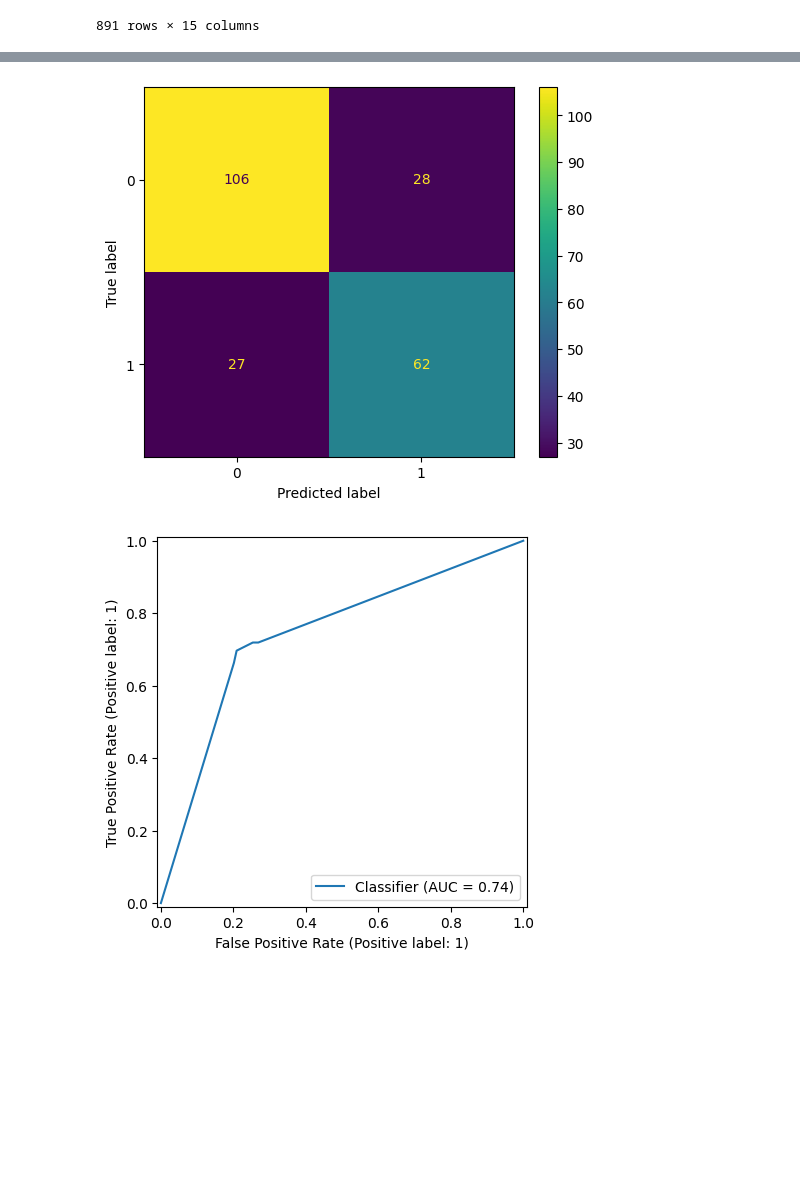
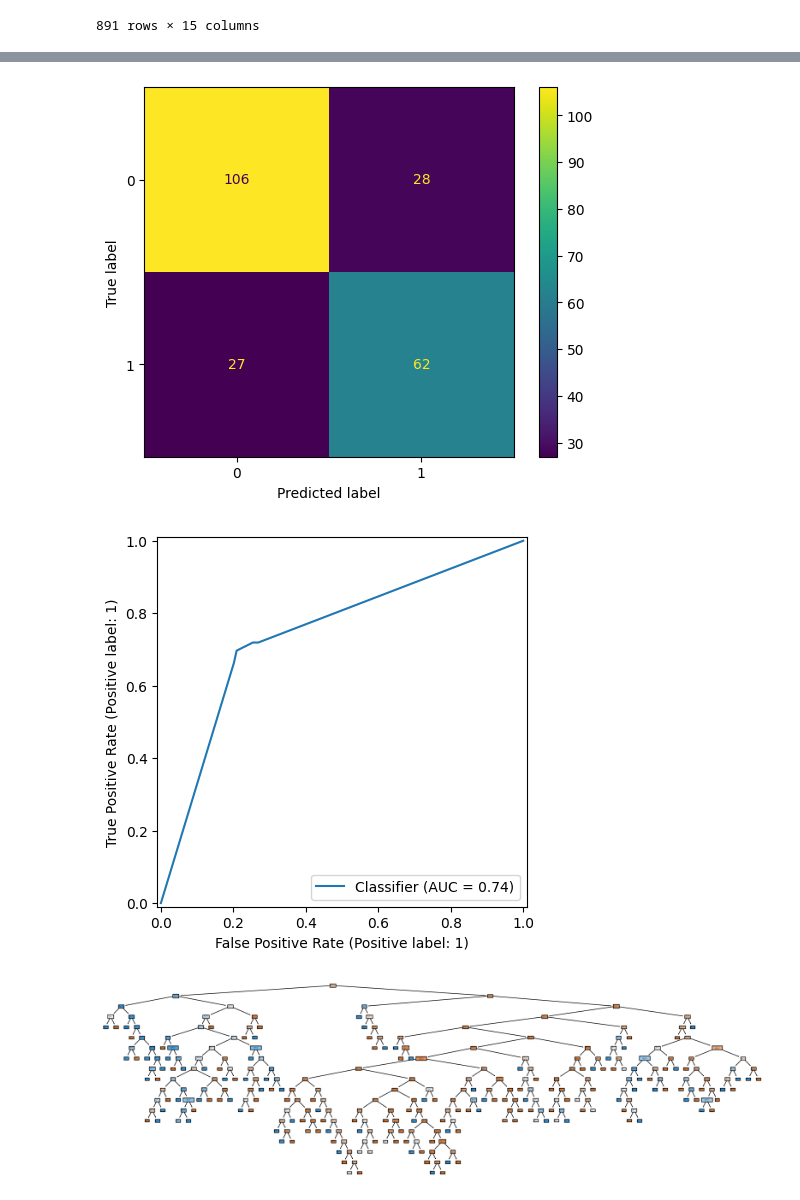
Before and after one commit to datacubeR/clases_UAI, a Jupyter notebook: tics411/notebooks/13-ex-DT.ipynb, the cells around one changed output, grey strips where cells are left out. Cells and saved outputs as stored; diff of their text form; code cells hidden in the pictures; blank space fills up the shorter version.

```diff
--- a/tics411/notebooks/13-ex-DT.ipynb
+++ b/tics411/notebooks/13-ex-DT.ipynb
@@ -23,7 +23,7 @@ X = df[["class", "sex", "embark_town", "fare", "age"]]
 y = df.survived
 # %%
 import numpy as np
-from sklearn.tree import DecisionTreeClassifier
+from sklearn.tree import DecisionTreeClassifier, plot_tree
 from sklearn.pipeline import Pipeline
 from feature_engine.imputation import MeanMedianImputer, CategoricalImputer
 from feature_engine.encoding import OneHotEncoder, OrdinalEncoder
@@ -32,6 +32,10 @@ from feature_engine.wrappers import SklearnTransformerWrapper
 from sklearn.metrics import accuracy_score, precision_score, recall_score
 from sklearn.metrics import RocCurveDisplay, ConfusionMatrixDisplay
 from sklego.meta import Thresholder
+import matplotlib.pyplot as plt
+from sklearn import set_config
+
+set_config(transform_output="pandas")
 
 
 def make_pipeline(parameters):
@@ -106,6 +110,18 @@ def make_evaluation(
 
     ConfusionMatrixDisplay.from_predictions(y_test, y_pred)
     RocCurveDisplay.from_predictions(y_test, y_pred_proba[:, 1])
+
+
+def show_tree(pipe, class_names=["No", "Sí"], figsize=(20, 6)):
+    feature_names = pipe[-2].feature_names_in_
+    plt.figure(figsize=(20, 6))
+    plot_tree(
+        pipe[-1].estimator_,
+        filled=True,
+        feature_names=feature_names,
+        class_names=class_names,
+    )
+    plt.show()
 # %%
 from sklearn.model_selection import train_test_split
 
@@ -115,29 +131,31 @@ X_train, X_test, y_train, y_test = train_test_split(
 # %%
 parameters = dict(
     num_method="mean",
     cat_method="frequent",
     sc_variables=["fare", "age"],
     min_samples_leaf=1,
     min_samples_split=2,
     max_depth=None,
     encoder=OneHotEncoder(),
     threshold=0.5,
 )
 pipe = make_pipeline(parameters)
 make_evaluation(pipe, X_train, X_test, y_train, y_test)
+show_tree(pipe)
 # %% [output]
 Entrenamiento para Decision Tree y threshold = 0.5
 ===================================
 Train Accuracy 0.9805389221556886
 Test Accuracy 0.7533632286995515
 ===================================
 Train Precision 0.9918032786885246
 Test Precision 0.6888888888888889
 ===================================
 Train Recall 0.9565217391304348
 Test Recall 0.6966292134831461
 [figure]
 [figure]
+[figure, added]
 # %%
 parameters = dict(
     num_method="mean",
```
Also changed, not shown: parts of 5 cells of this notebook, 4 other files.
